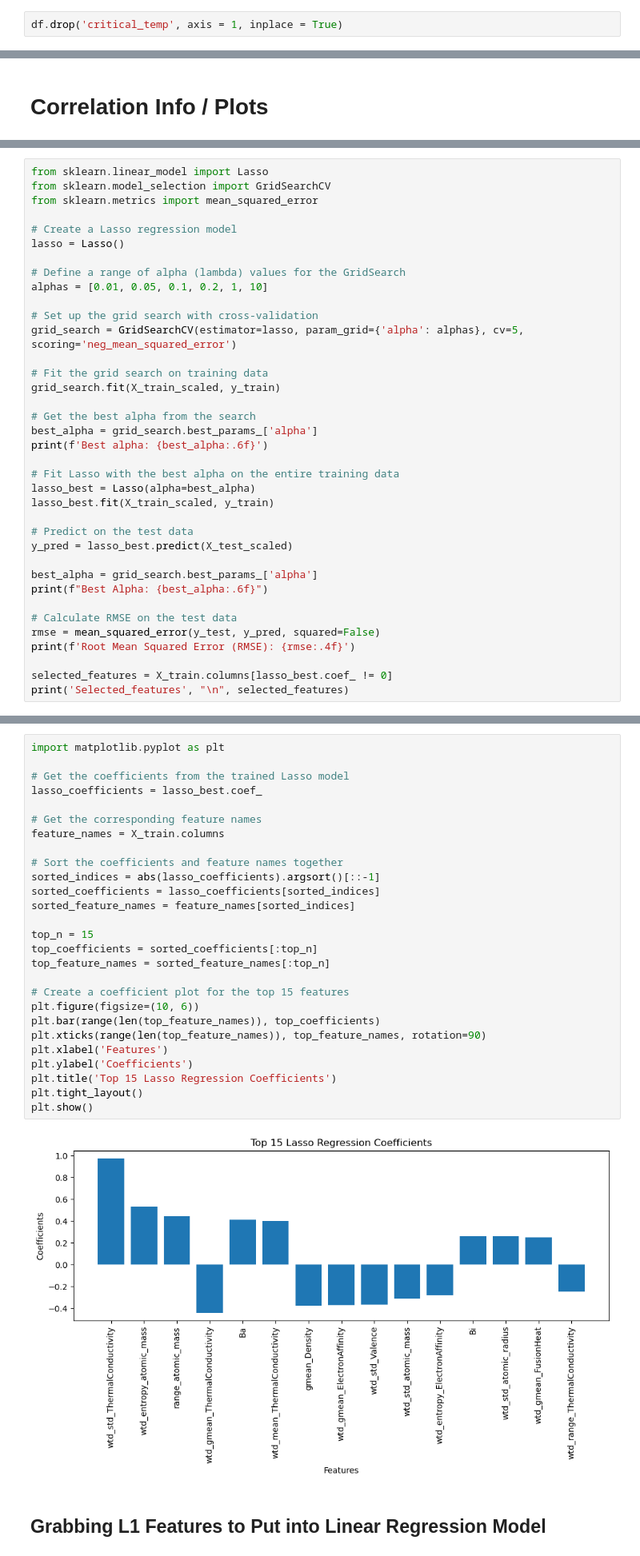
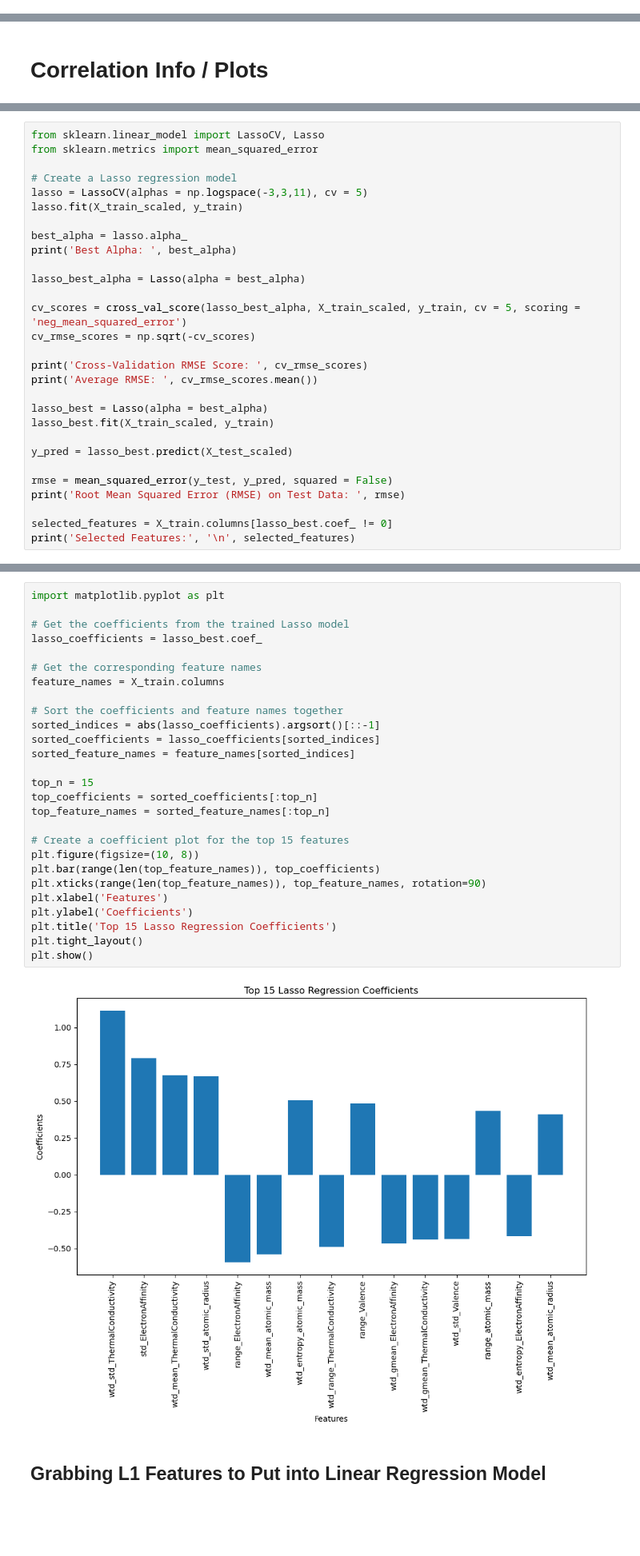
Before and after one commit to joeyhdz/super_conductor-regression, a Jupyter notebook: superconductor.ipynb, the cells around one changed output, grey strips where cells are left out. Shown at 80% size. Saved outputs shown, nothing was run; the diff lists cells and outputs as text; blank space fills up the shorter version.

Commit message:
add cross_val_score and pred.

```diff
--- a/superconductor.ipynb
+++ b/superconductor.ipynb
@@ -142,2 +117,0 @@ plt.show()
-# %%
-df.drop('critical_temp', axis = 1, inplace = True)
@@ -328,38 +315,30 @@ plt.show()
 # %%
-from sklearn.linear_model import Lasso
-from sklearn.model_selection import GridSearchCV
+from sklearn.linear_model import LassoCV, Lasso
 from sklearn.metrics import mean_squared_error
 
 # Create a Lasso regression model
-lasso = Lasso()
+lasso = LassoCV(alphas = np.logspace(-3,3,11), cv = 5)
+lasso.fit(X_train_scaled, y_train)
 
-# Define a range of alpha (lambda) values for the GridSearch
-alphas = [0.01, 0.05, 0.1, 0.2, 1, 10]
+best_alpha = lasso.alpha_
+print('Best Alpha: ', best_alpha)
 
-# Set up the grid search with cross-validation
-grid_search = GridSearchCV(estimator=lasso, param_grid={'alpha': alphas}, cv=5, scoring='neg_mean_squared_error')
+lasso_best_alpha = Lasso(alpha = best_alpha)
 
-# Fit the grid search on training data
-grid_search.fit(X_train_scaled, y_train)
+cv_scores = cross_val_score(lasso_best_alpha, X_train_scaled, y_train, cv = 5, scoring = 'neg_mean_squared_error')
+cv_rmse_scores = np.sqrt(-cv_scores)
 
-# Get the best alpha from the search
-best_alpha = grid_search.best_params_['alpha']
-print(f'Best alpha: {best_alpha:.6f}')
+print('Cross-Validation RMSE Score: ', cv_rmse_scores)
+print('Average RMSE: ', cv_rmse_scores.mean())
 
-# Fit Lasso with the best alpha on the entire training data
-lasso_best = Lasso(alpha=best_alpha)
+lasso_best = Lasso(alpha = best_alpha)
 lasso_best.fit(X_train_scaled, y_train)
 
-# Predict on the test data
 y_pred = lasso_best.predict(X_test_scaled)
 
-best_alpha = grid_search.best_params_['alpha']
-print(f"Best Alpha: {best_alpha:.6f}")
-
-# Calculate RMSE on the test data
-rmse = mean_squared_error(y_test, y_pred, squared=False)
-print(f'Root Mean Squared Error (RMSE): {rmse:.4f}')
+rmse = mean_squared_error(y_test, y_pred, squared = False)
+print('Root Mean Squared Error (RMSE) on Test Data: ', rmse)
 
 selected_features = X_train.columns[lasso_best.coef_ != 0]
-print('Selected_features', "\n", selected_features)
+print('Selected Features:', '\n', selected_features)
 # %% [output]
@@ -383,32 +356,32 @@ Selected_features
 # %%
 import matplotlib.pyplot as plt
 
 # Get the coefficients from the trained Lasso model
 lasso_coefficients = lasso_best.coef_
 
 # Get the corresponding feature names
 feature_names = X_train.columns
 
 # Sort the coefficients and feature names together
 sorted_indices = abs(lasso_coefficients).argsort()[::-1]
 sorted_coefficients = lasso_coefficients[sorted_indices]
 sorted_feature_names = feature_names[sorted_indices]
 
 top_n = 15
 top_coefficients = sorted_coefficients[:top_n]
 top_feature_names = sorted_feature_names[:top_n]
 
 # Create a coefficient plot for the top 15 features
-plt.figure(figsize=(10, 6))
+plt.figure(figsize=(10, 8))
 plt.bar(range(len(top_feature_names)), top_coefficients)
 plt.xticks(range(len(top_feature_names)), top_feature_names, rotation=90)
 plt.xlabel('Features')
 plt.ylabel('Coefficients')
 plt.title('Top 15 Lasso Regression Coefficients')
 plt.tight_layout()
 plt.show()
 # %% [output]
-[figure, old version]
+[figure, new version]
 # %% [markdown]
 ## Grabbing L1 Features to Put into Linear Regression Model
 # %%
```
Also changed, not shown: parts of 46 cells of this notebook.
